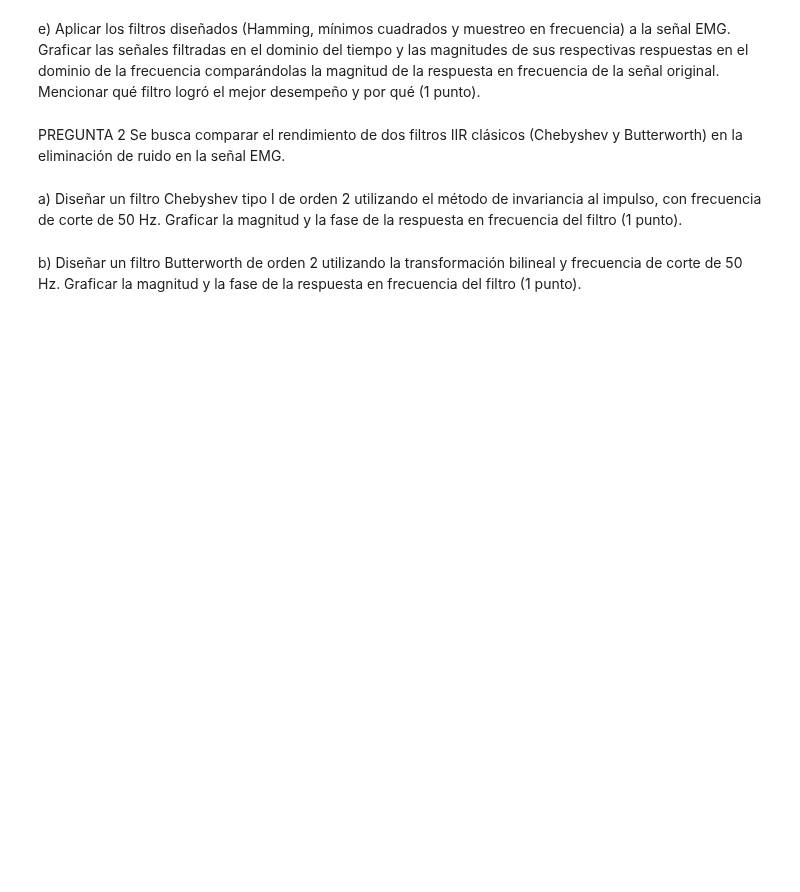
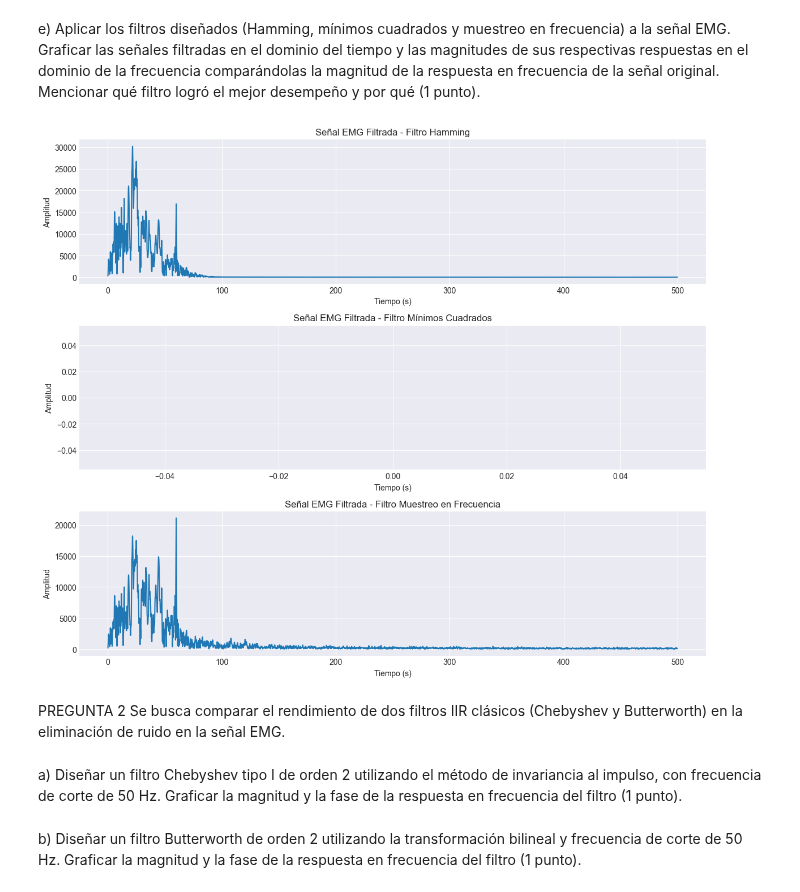
Before and after one commit to ExampleToFollow/PracticasPDS, a Jupyter notebook: Lab4/IF_LAB4_20213704.ipynb, the cells around one changed output. Cells and saved outputs as stored; diff of their text form; code cells hidden in the pictures; blank space fills up the shorter version.

```diff
--- a/Lab4/IF_LAB4_20213704.ipynb
+++ b/Lab4/IF_LAB4_20213704.ipynb
@@ -208,6 +186,43 @@ EMG. Graficar las señales filtradas en el dominio del tiempo y las magnitudes d
 respuestas en el dominio de la frecuencia comparándolas la magnitud de la respuesta en
 frecuencia de la señal original. Mencionar qué filtro logró el mejor desempeño y por qué (1
 punto).
+# %%
+from scipy.signal import lfilter
+
+# Aplicar los filtros a la señal EMG
+emg_hamming = lfilter(coeficiente_filtro_enventanado, 1, emg_signal)
+emg_mincuad = lfilter(mincuad_fir_coeffs, 1, emg_signal)
+emg_muestreo = lfilter(b, 1, emg_signal)
+
+
+w, esp_hamming = freqz(emg_hamming, worN=8000, fs=fs)
+w, esp_mincuad = freqz(emg_mincuad, worN=8000, fs=fs)
+w, esp_muestreo = freqz(emg_muestreo, worN=8000, fs=fs)
+
+# Graficar las señales en el dominio del tiempo
+plt.figure(figsize=(12, 10))
+plt.subplot(3, 1, 1)
+plt.plot(w, np.abs(esp_hamming), label="Filtro Hamming")
+plt.title("Señal EMG Filtrada - Filtro Hamming")
+plt.xlabel("Tiempo (s)")
+plt.ylabel("Amplitud")
+
+plt.subplot(3, 1, 2)
+plt.plot(w, np.abs(esp_mincuad), label="Filtro Mínimos Cuadrados")
+plt.title("Señal EMG Filtrada - Filtro Mínimos Cuadrados")
+plt.xlabel("Tiempo (s)")
+plt.ylabel("Amplitud")
+
+plt.subplot(3, 1, 3)
+plt.plot(w, np.abs(esp_muestreo), label="Filtro Muestreo en Frecuencia")
+plt.title("Señal EMG Filtrada - Filtro Muestreo en Frecuencia")
+plt.xlabel("Tiempo (s)")
+plt.ylabel("Amplitud")
+
+plt.tight_layout()
+plt.show()
+# %% [output]
+[figure, added]
 # %% [markdown]
 PREGUNTA 2
 Se busca comparar el rendimiento de dos filtros IIR clásicos (Chebyshev y Butterworth) en la eliminación
```
Also changed, not shown: parts of 6 cells of this notebook.
